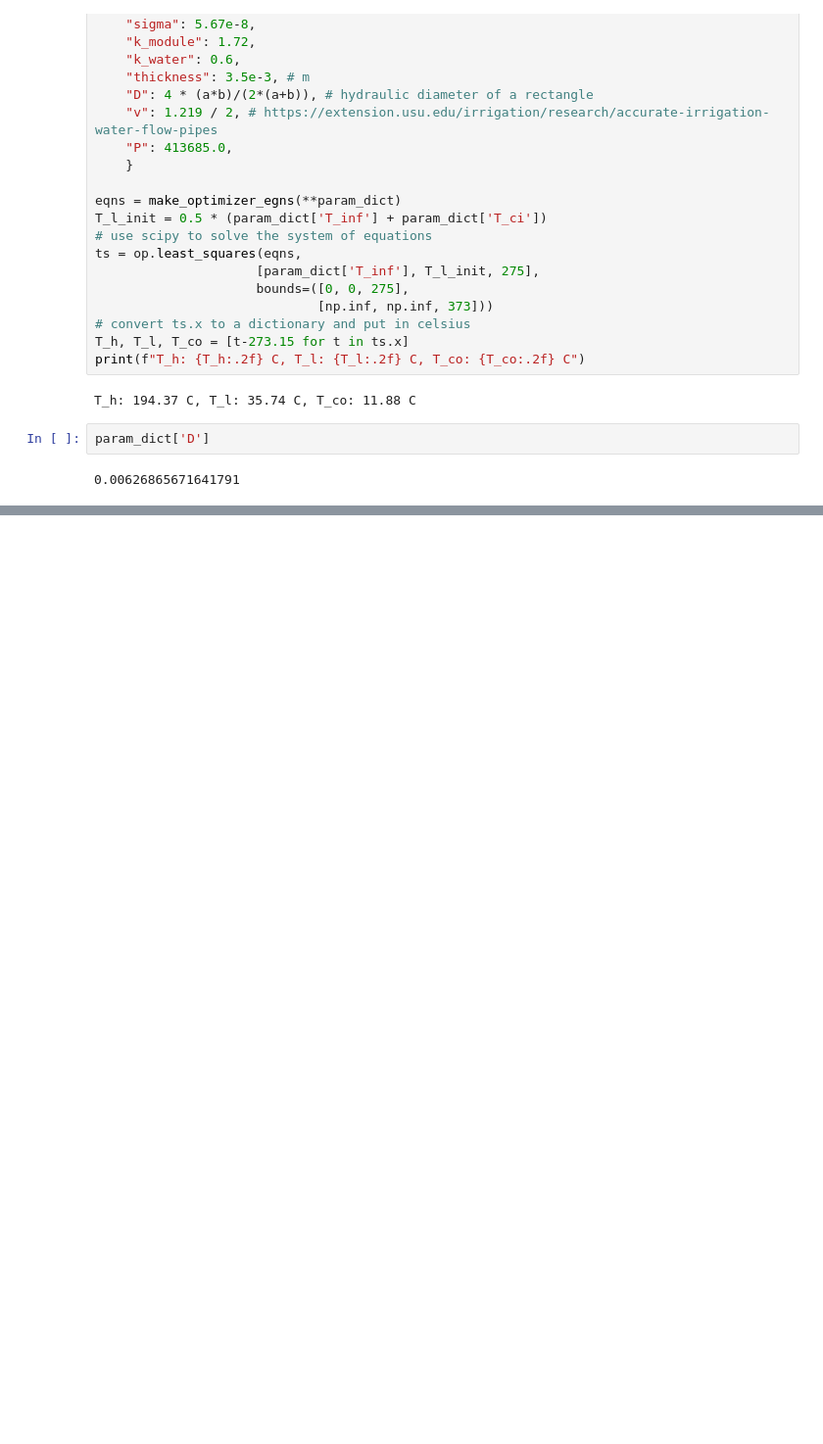
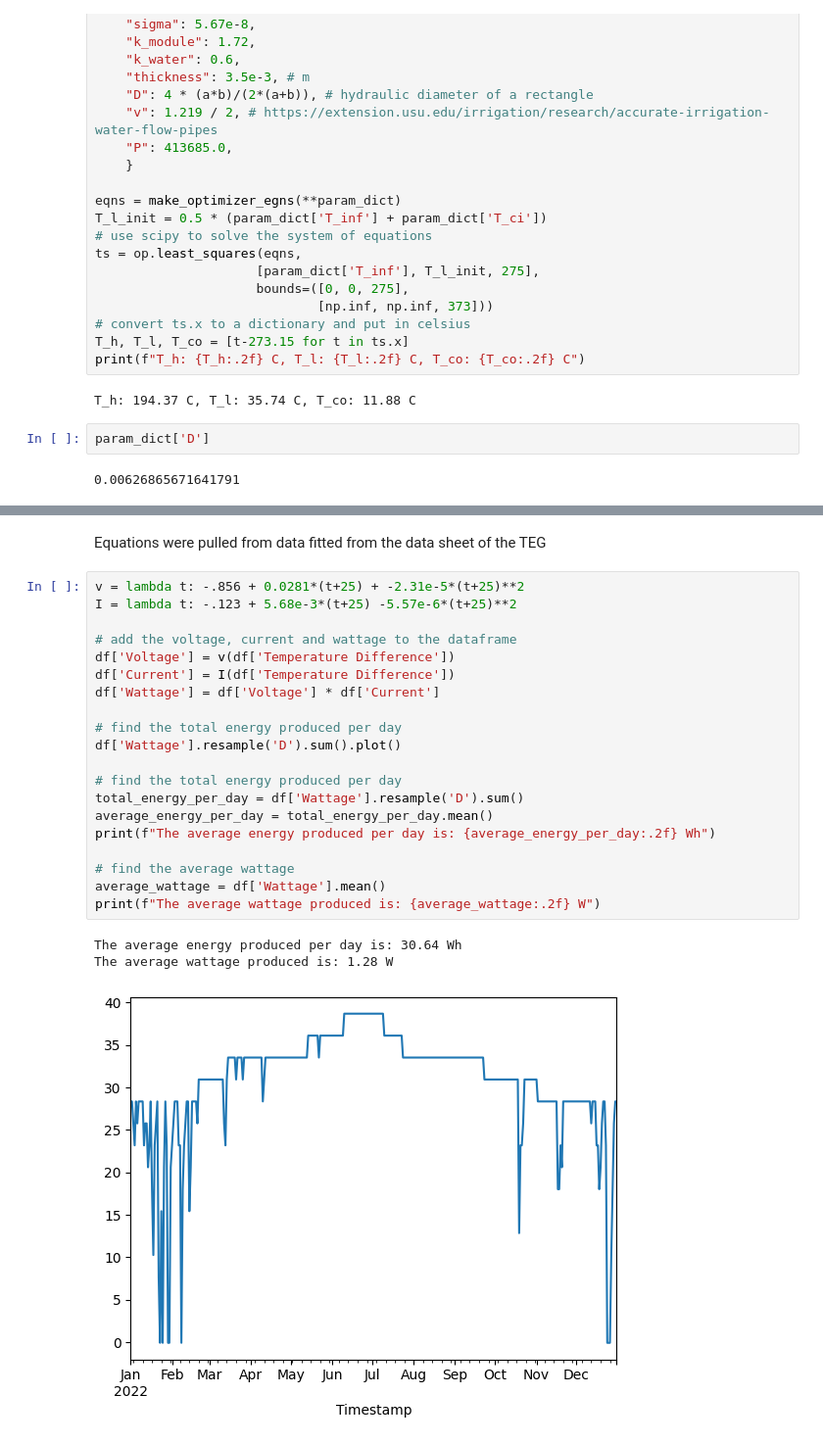
Before and after one commit to DrYogurt/EMAE-355-Team-1-Code, a Jupyter notebook: Project2/Project2.ipynb, the cells around one changed output, grey strips where cells are left out. Shown at 98% size. Cells and saved outputs as stored; diff of their text form; blank space fills up the shorter version.

```diff
--- a/Project2/Project2.ipynb
+++ b/Project2/Project2.ipynb
@@ -123,0 +206,26 @@ np.pi * (1.5/2) / (30e-3*4)**2
+# %% [markdown]
+Equations were pulled from data fitted from the data sheet of the TEG
+# %%
+v = lambda t: -.856 + 0.0281*(t+25) + -2.31e-5*(t+25)**2
+I = lambda t: -.123 + 5.68e-3*(t+25) -5.57e-6*(t+25)**2
+
+# add the voltage, current and wattage to the dataframe
+df['Voltage'] = v(df['Temperature Difference'])
+df['Current'] = I(df['Temperature Difference'])
+df['Wattage'] = df['Voltage'] * df['Current']
+
+# find the total energy produced per day
+df['Wattage'].resample('D').sum().plot()
+
+# find the total energy produced per day
+total_energy_per_day = df['Wattage'].resample('D').sum()
+average_energy_per_day = total_energy_per_day.mean()
+print(f"The average energy produced per day is: {average_energy_per_day:.2f} Wh")
+
+# find the average wattage
+average_wattage = df['Wattage'].mean()
+print(f"The average wattage produced is: {average_wattage:.2f} W")
+# %% [output]
+The average energy produced per day is: 30.64 Wh
+The average wattage produced is: 1.28 W
+[figure, added]
```
Also changed, not shown: parts of 7 cells of this notebook, 2 other files.
